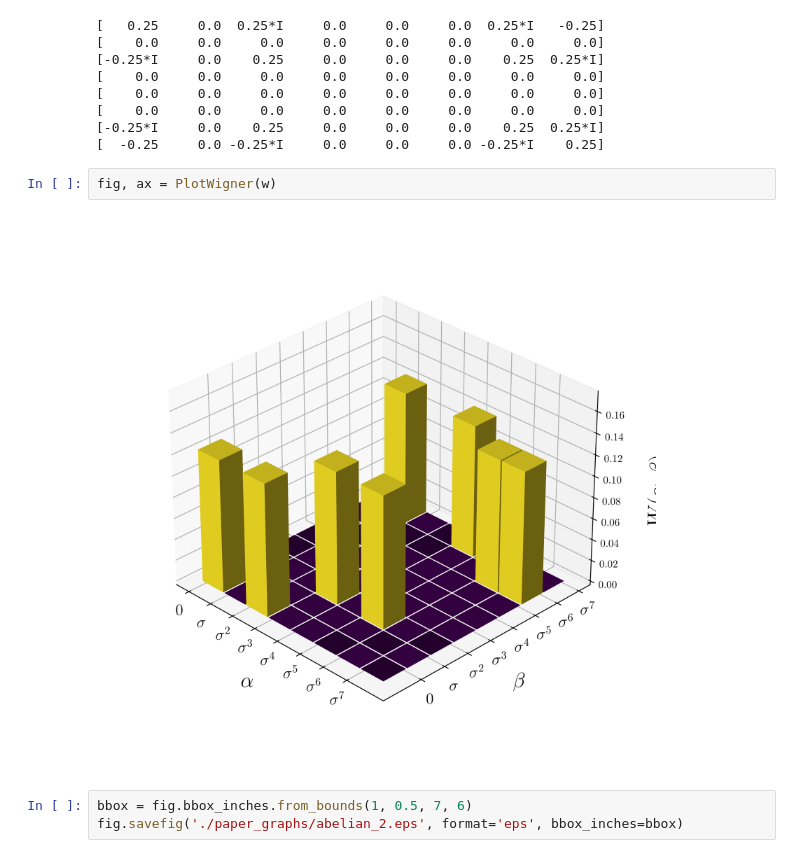
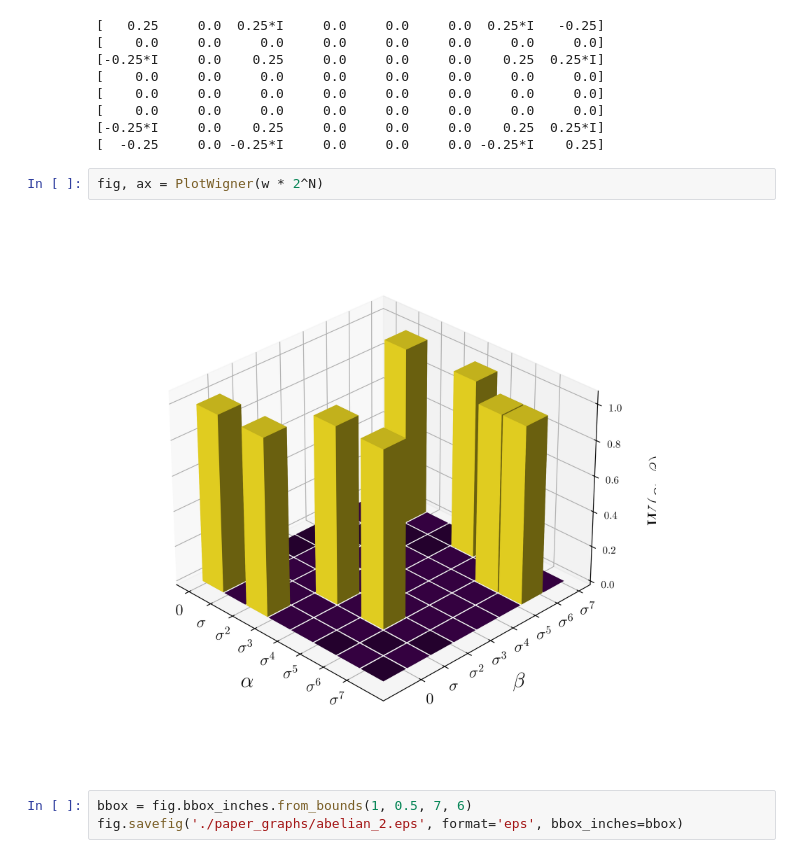
Before and after one commit to ernestocr/wigner, a Jupyter notebook: paper/wigner-disp-np.ipynb, the cells around one changed output. Cells and saved outputs as stored; diff of their text form.

```diff
--- a/paper/wigner-disp-np.ipynb
+++ b/paper/wigner-disp-np.ipynb
@@ -347,9 +347,9 @@ Matrix(np.round(tomo, 3))
 [-0.25*I     0.0    0.25     0.0     0.0     0.0    0.25  0.25*I]
 [  -0.25     0.0 -0.25*I     0.0     0.0     0.0 -0.25*I    0.25]
 # %%
-fig, ax = PlotWigner(w)
+fig, ax = PlotWigner(w * 2^N)
 # %% [output]
-[figure, old version]
+[figure, new version]
 # %%
 bbox = fig.bbox_inches.from_bounds(1, 0.5, 7, 6)
 fig.savefig('./paper_graphs/abelian_2.eps', format='eps', bbox_inches=bbox)
```
Also changed, not shown: parts of 2 cells of this notebook, 22 other files.
